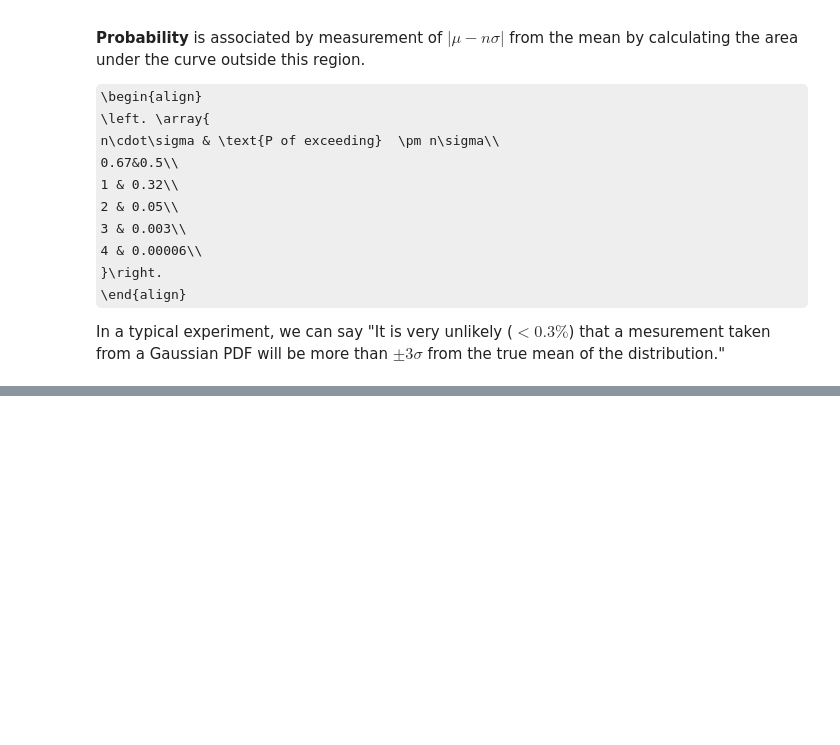
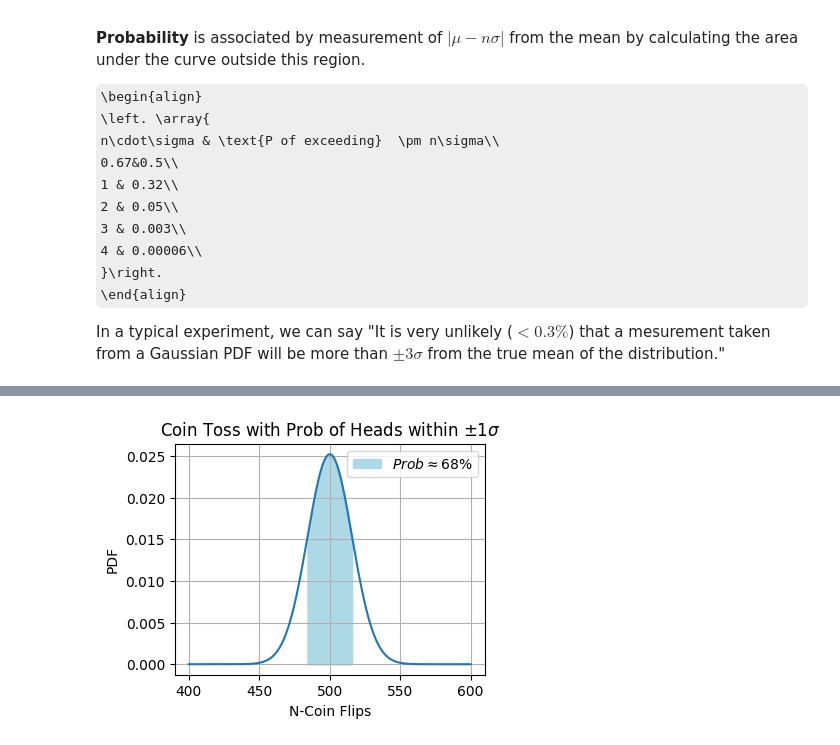
Before and after one commit to akalingking/quant-finance-lectures, a Jupyter notebook: 03_statistics/04_statistical_models-gaussian.ipynb, the cells around one changed output, grey strips where cells are left out. Saved outputs shown, nothing was run; the diff lists cells and outputs as text; code cells hidden in the pictures; some formulas as TeX source; blank space fills up the shorter version.

```diff
--- a/03_statistics/04_statistical_models-gaussian.ipynb
+++ b/03_statistics/04_statistical_models-gaussian.ipynb
@@ -68,0 +153,16 @@ plt.show()
+# %%
+# Plot the curve
+x = np.linspace(400, 600, 1000)
+fig, ax = plt.subplots(1,1,figsize=(4,3))
+ax.plot(x, norm.pdf(x, mu, sigma))
+# Probability
+x = np.linspace(a, b, 200)
+ax.fill_between(x, norm.pdf(x,mu,sigma),color="lightblue", label=r"$Prob \approx 68\%$")
+ax.set_ylabel("PDF")
+ax.set_xlabel("N-Coin Flips")
+plt.grid(":")
+plt.title(r"Coin Toss with Prob of Heads within $\pm 1\sigma$")
+plt.legend()
+plt.show()
+# %% [output]
+[figure, added]
```
Also changed, not shown: parts of 7 cells of this notebook.
